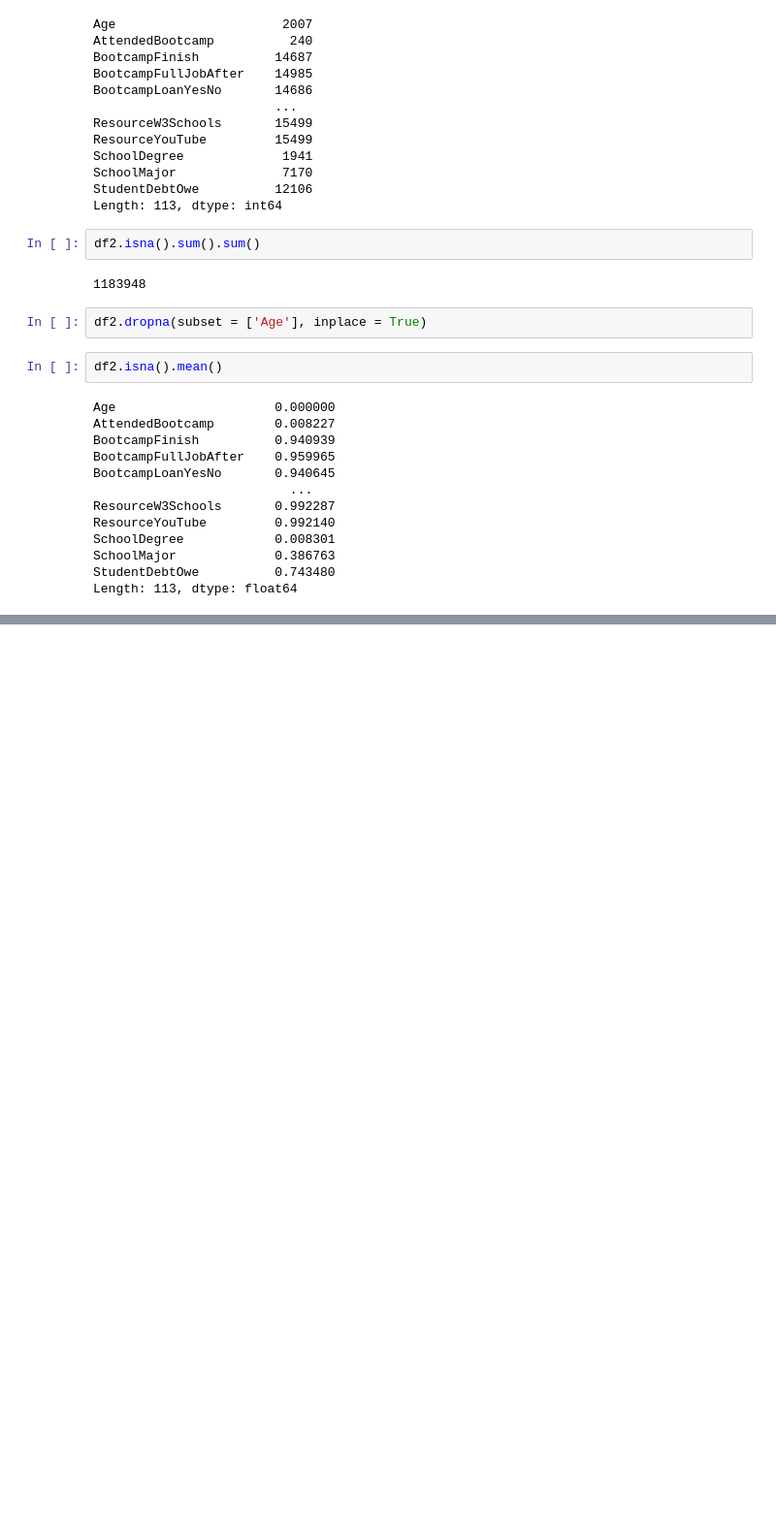
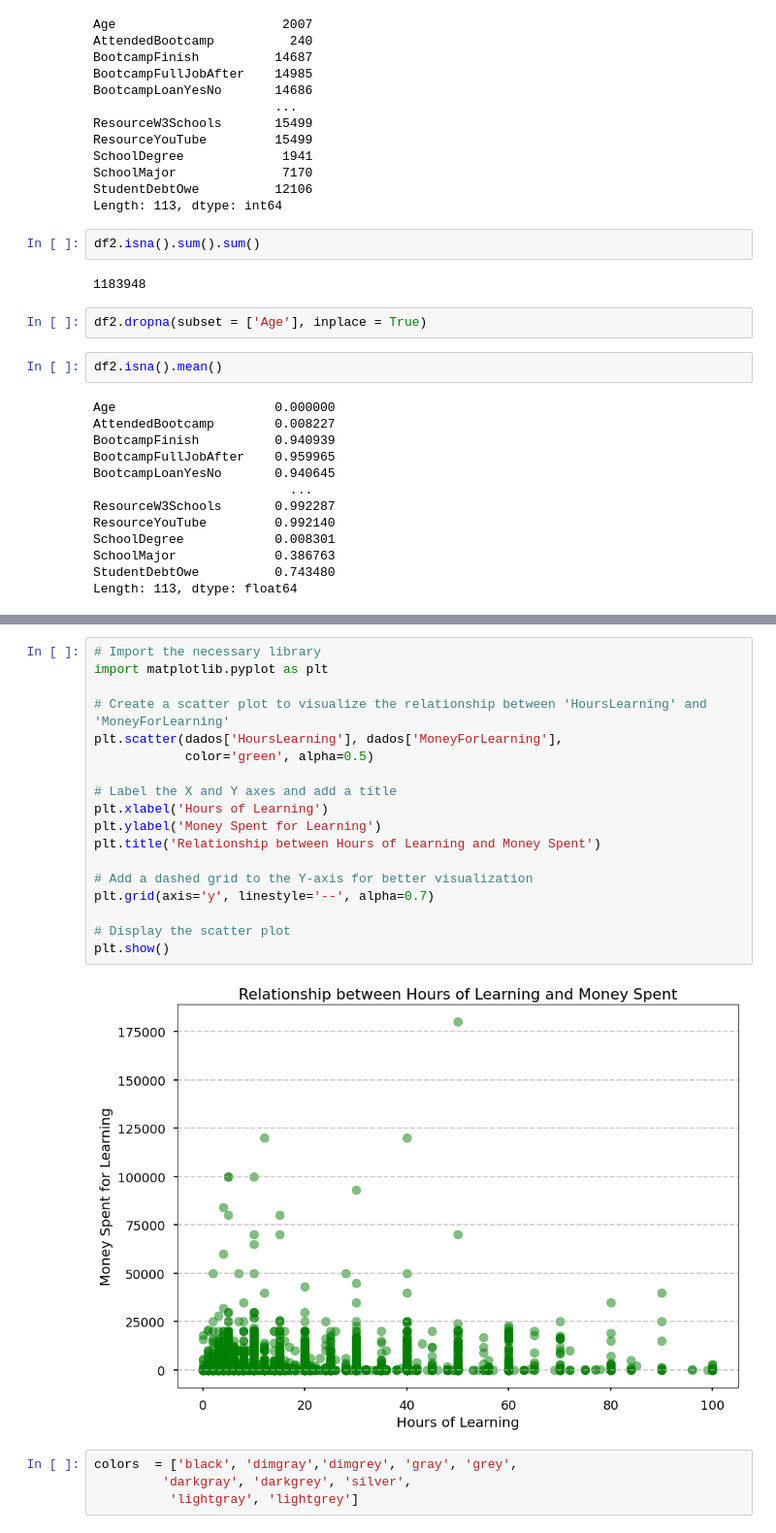
Before and after one commit to GaboRamalho/Data-Science, a Jupyter notebook: lab 02.10/bootcampresearch.ipynb, the cells around one changed output, grey strips where cells are left out. Shown: that part at 97% size. Drawn from its saved outputs; the diff is of its cells as text; blank space fills up the shorter version.

```diff
--- a/lab 02.10/bootcampresearch.ipynb
+++ b/lab 02.10/bootcampresearch.ipynb
@@ -83,0 +131,24 @@ Length: 113, dtype: float64
+# %%
+# Import the necessary library
+import matplotlib.pyplot as plt
+
+# Create a scatter plot to visualize the relationship between 'HoursLearning' and 'MoneyForLearning'
+plt.scatter(dados['HoursLearning'], dados['MoneyForLearning'],
+            color='green', alpha=0.5)
+
+# Label the X and Y axes and add a title
+plt.xlabel('Hours of Learning')
+plt.ylabel('Money Spent for Learning')
+plt.title('Relationship between Hours of Learning and Money Spent')
+
+# Add a dashed grid to the Y-axis for better visualization
+plt.grid(axis='y', linestyle='--', alpha=0.7)
+
+# Display the scatter plot
+plt.show()
+# %% [output]
+[figure, added]
+# %%
+colors  = ['black', 'dimgray','dimgrey', 'gray', 'grey',
+         'darkgray', 'darkgrey', 'silver',
+          'lightgray', 'lightgrey']
```
Also changed, not shown: parts of 6 cells of this notebook.
